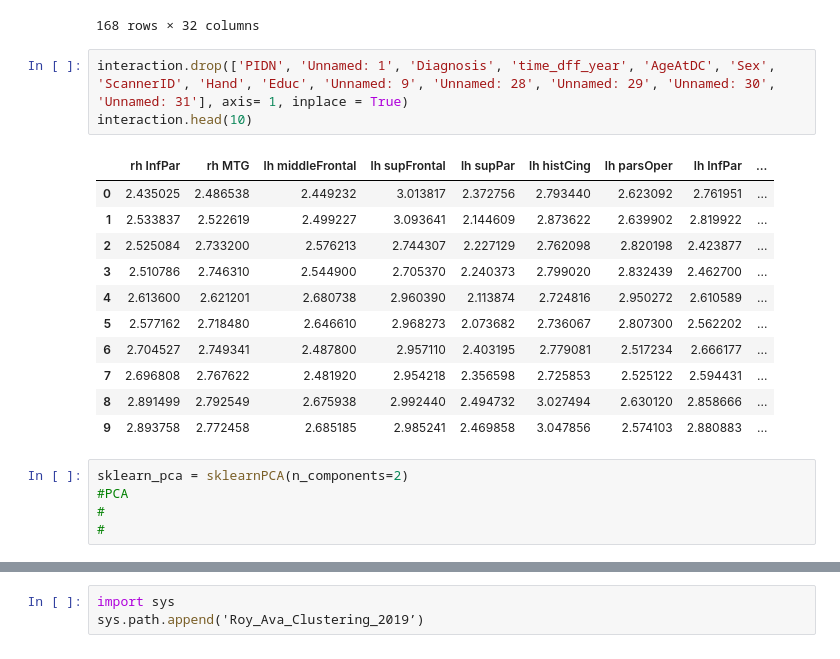
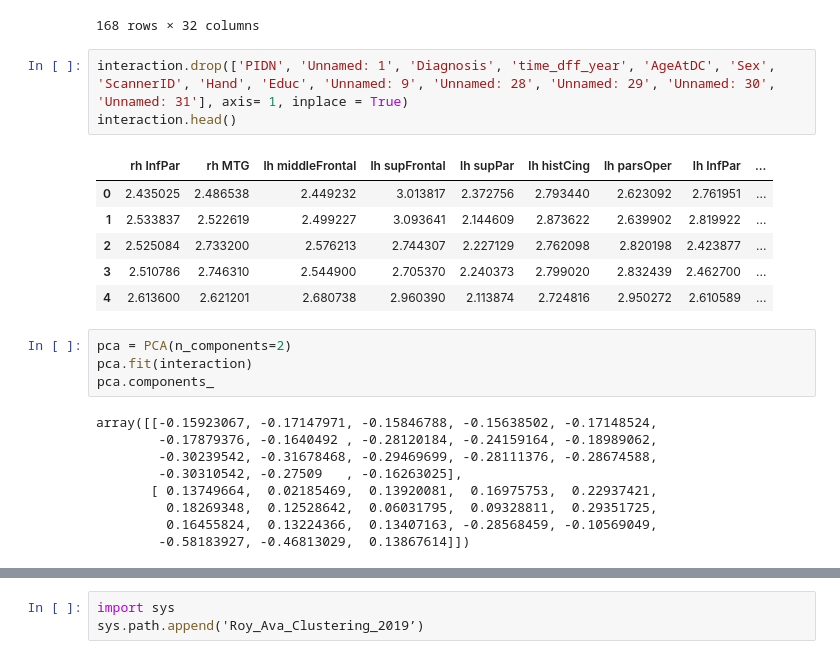
Before and after one commit to RoyMassett/Roy_Ava_Clustering_2019, a Jupyter notebook: notebooks/Thickness_Interaction_Clustering.ipynb, the cells around one changed output, grey strips where cells are left out. Cells and saved outputs as stored; diff of their text form.

```diff
--- a/notebooks/Thickness_Interaction_Clustering.ipynb
+++ b/notebooks/Thickness_Interaction_Clustering.ipynb
@@ -33,21 +33,24 @@ interaction.head(168)
 168 rows × 32 columns
 # %%
 interaction.drop(['PIDN', 'Unnamed: 1', 'Diagnosis', 'time_dff_year', 'AgeAtDC', 'Sex', 'ScannerID', 'Hand', 'Educ', 'Unnamed: 9', 'Unnamed: 28', 'Unnamed: 29', 'Unnamed: 30', 'Unnamed: 31'], axis= 1, inplace = True)
-interaction.head(10)
+interaction.head()
 # %% [output]
 |  | rh InfPar | rh MTG | lh middleFrontal | lh supFrontal | lh supPar | lh histCing | lh parsOper | lh InfPar | ... |
 | 0 | 2.435025 | 2.486538 | 2.449232 | 3.013817 | 2.372756 | 2.793440 | 2.623092 | 2.761951 | ... |
 | 1 | 2.533837 | 2.522619 | 2.499227 | 3.093641 | 2.144609 | 2.873622 | 2.639902 | 2.819922 | ... |
 | 2 | 2.525084 | 2.733200 | 2.576213 | 2.744307 | 2.227129 | 2.762098 | 2.820198 | 2.423877 | ... |
 | 3 | 2.510786 | 2.746310 | 2.544900 | 2.705370 | 2.240373 | 2.799020 | 2.832439 | 2.462700 | ... |
 | 4 | 2.613600 | 2.621201 | 2.680738 | 2.960390 | 2.113874 | 2.724816 | 2.950272 | 2.610589 | ... |
-| 5 | 2.577162 | 2.718480 | 2.646610 | 2.968273 | 2.073682 | 2.736067 | 2.807300 | 2.562202 | ... |
-| 6 | 2.704527 | 2.749341 | 2.487800 | 2.957110 | 2.403195 | 2.779081 | 2.517234 | 2.666177 | ... |
-| 7 | 2.696808 | 2.767622 | 2.481920 | 2.954218 | 2.356598 | 2.725853 | 2.525122 | 2.594431 | ... |
-| 8 | 2.891499 | 2.792549 | 2.675938 | 2.992440 | 2.494732 | 3.027494 | 2.630120 | 2.858666 | ... |
-| 9 | 2.893758 | 2.772458 | 2.685185 | 2.985241 | 2.469858 | 3.047856 | 2.574103 | 2.880883 | ... |
-# %%
-sklearn_pca = sklearnPCA(n_components=2)
-#PCA
-#
-#
+# %%
+pca = PCA(n_components=2)
+pca.fit(interaction)
+pca.components_
+# %% [output]
+array([[-0.15923067, -0.17147971, -0.15846788, -0.15638502, -0.17148524,
+        -0.17879376, -0.1640492 , -0.28120184, -0.24159164, -0.18989062,
+        -0.30239542, -0.31678468, -0.29469699, -0.28111376, -0.28674588,
+        -0.30310542, -0.27509   , -0.16263025],
+       [ 0.13749664,  0.02185469,  0.13920081,  0.16975753,  0.22937421,
+         0.18269348,  0.12528642,  0.06031795,  0.09328811,  0.29351725,
+         0.16455824,  0.13224366,  0.13407163, -0.28568459, -0.10569049,
+        -0.58183927, -0.46813029,  0.13867614]])
```
Also changed, not shown: parts of 2 cells of this notebook.
